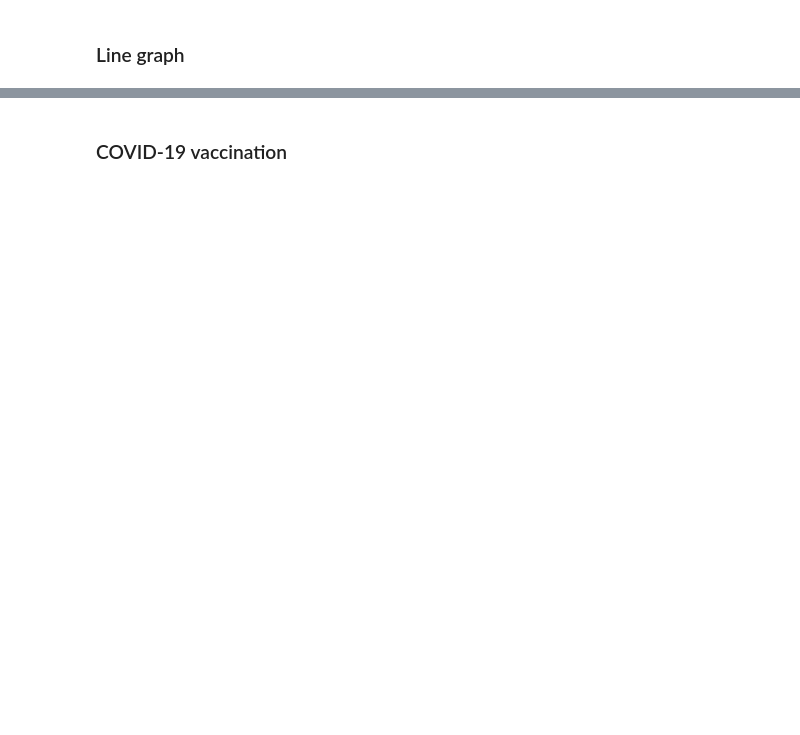
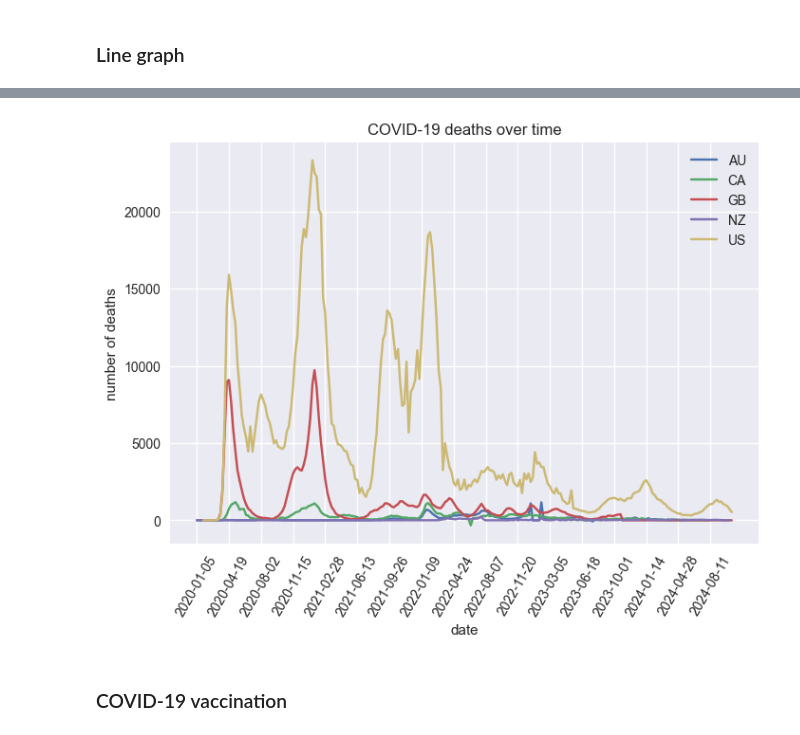
Before and after one commit to MRCIEU/python_and_health_ds_training, a Jupyter notebook: day-2/4-visualisation.ipynb, the cells around one changed output, grey strips where cells are left out. Drawn from its saved outputs; the diff is of its cells as text; code cells hidden in the pictures; blank space fills up the shorter version.

```diff
--- a/day-2/4-visualisation.ipynb
+++ b/day-2/4-visualisation.ipynb
@@ -14,6 +14,9 @@ import matplotlib.pyplot as plt
 
 pd.options.display.float_format = '{:.2f}'.format
 
-plt.style.use('seaborn')
+plt.style.use('seaborn-v0_8')
 # %% [markdown]
 ### COVID-19 cases and deaths
+# %%
+dfc = pd.read_csv('./data/who_covid_cases.csv')
+dfc
@@ -39,2 +60,25 @@ plt.show()
+# %%
+# See number of deaths of AU, CA, GB, NZ and US over time
+
+plt.title('COVID-19 deaths over time')
+
+countries = ['AU', 'CA', 'GB', 'NZ', 'US']
+
+# You don't have to write plt.plot() for five times - just use a 'for' loop
+for country in countries:
+    plt.plot(dfc[dfc['Country_code'] == country]['Date_reported'], dfc[dfc['Country_code'] == country]['New_deaths'])
+
+plt.legend(countries)
+
+plt.xticks(dfc['Date_reported'].unique()[::15], rotation=60)
+plt.xlabel('date')
+plt.ylabel('number of deaths')
+
+# plt.tight_layout()
+plt.savefig('covid_death.png', dpi=600)
+
+plt.show()
+# %% [output]
+[figure, added]
 # %% [markdown]
 ### COVID-19 vaccination
```
Also changed, not shown: parts of 10 cells of this notebook, 4 other files.
